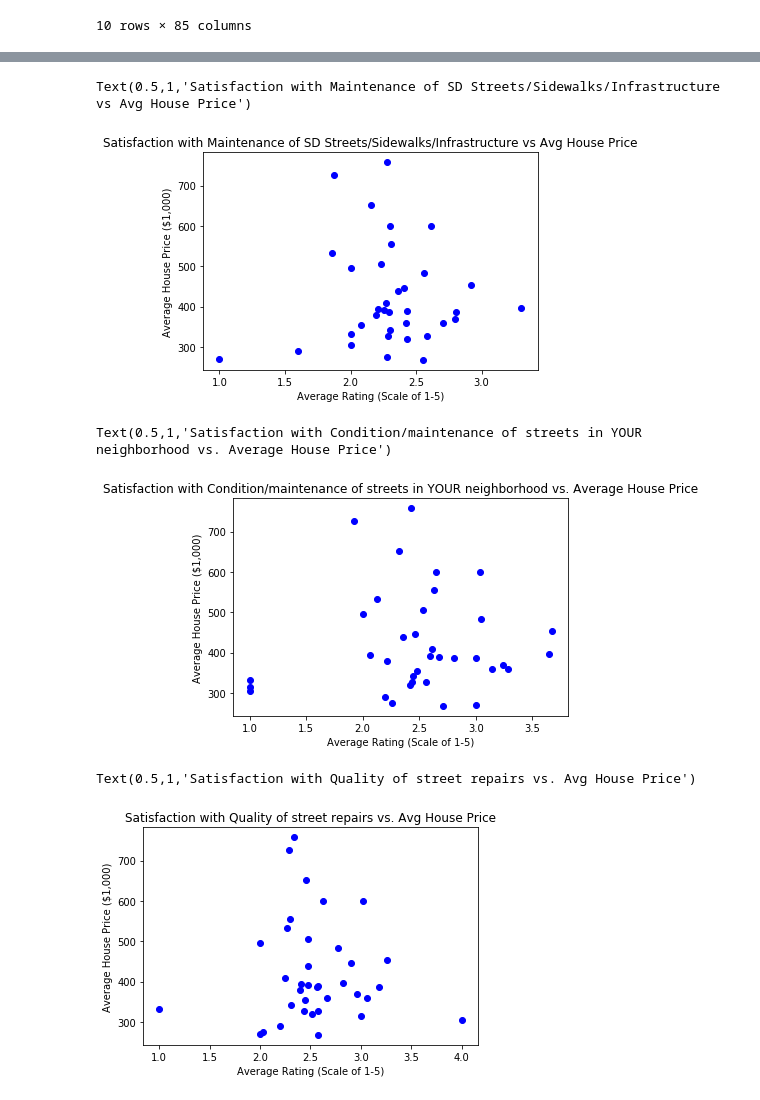
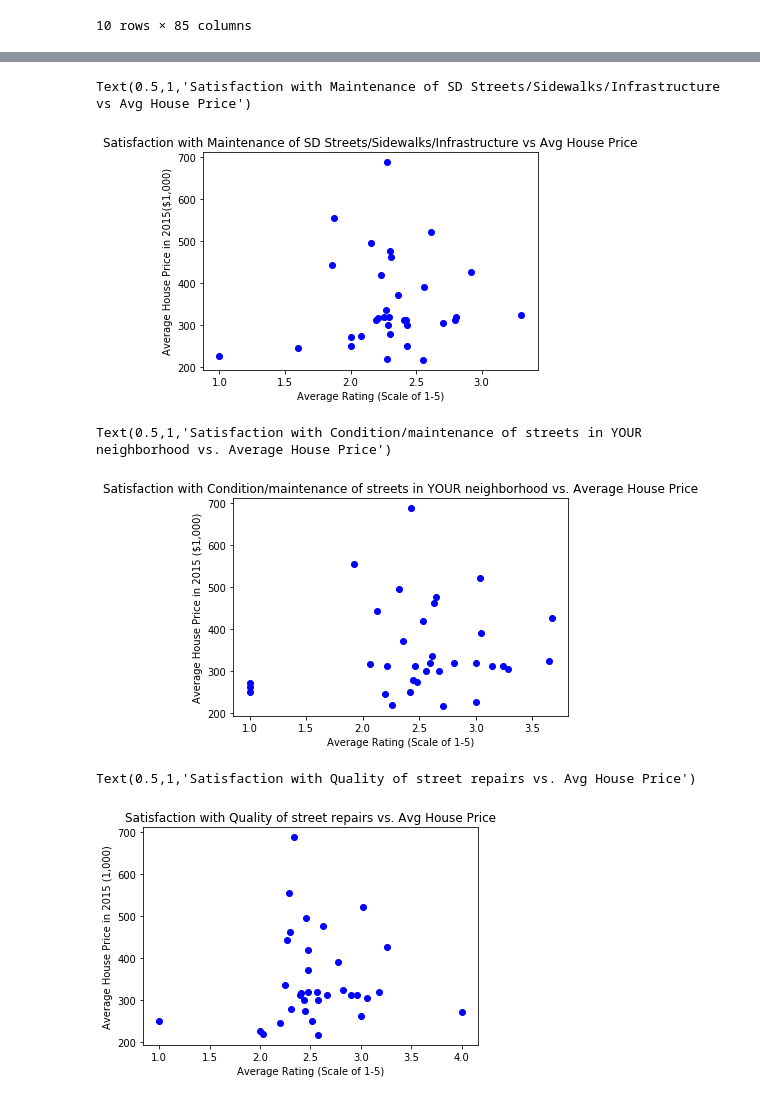
Before and after one commit to maggietsui/Final_Project_COGS108, a Jupyter notebook: Maggie.ipynb, the cells around one changed output, grey strips where cells are left out. Saved outputs shown, nothing was run; the diff lists cells and outputs as text; code cells hidden in the pictures.

```diff
--- a/Maggie.ipynb
+++ b/Maggie.ipynb
@@ -16,6 +16,6 @@ from scipy.stats import ttest_ind, chisquare, normaltest
 avg_house_prices = pd.read_csv('https://query.data.world/s/4YkmYcRnpcRqTmJ9qWn5KRALu157jX')
 avg_house_prices = avg_house_prices[avg_house_prices['CountyName'] == 'San Diego']
 
-#Extract zipcode, city, 2017-09 column
-avg_house_prices = avg_house_prices[['RegionName', 'City', '2017-09']]
-len(avg_house_prices)
+#Extract zipcode, city, 2015-01 column
+avg_house_prices = avg_house_prices[['RegionName', 'City', '2015-01']]
+avg_house_prices.dropna(inplace=True)
@@ -204,24 +193,24 @@ Text(0.5,1,'Satisfaction with Condition/Maintenance of SD Streets vs. Avg House
 # %%
-Q3_8_scatter = plt.scatter(rating_and_price['Q3_8'], rating_and_price['2017-09'], c='blue')
+Q3_8_scatter = plt.scatter(rating_and_price['Q3_8'], rating_and_price['2015-01'], c='blue')
 plt.xlabel('Average Rating (Scale of 1-5)')
-plt.ylabel('Average House Price ($1,000)')
+plt.ylabel('Average House Price in 2015($1,000)')
 plt.title('Satisfaction with Maintenance of SD Streets/Sidewalks/Infrastructure vs Avg House Price')
 # %% [output]
 Text(0.5,1,'Satisfaction with Maintenance of SD Streets/Sidewalks/Infrastructure vs Avg House Price')
-[figure, old version]
+[figure, new version]
 # %%
-Q8_4_scatter = plt.scatter(rating_and_price['Q8_4'], rating_and_price['2017-09'], c='blue')
+Q8_4_scatter = plt.scatter(rating_and_price['Q8_4'], rating_and_price['2015-01'], c='blue')
 plt.xlabel('Average Rating (Scale of 1-5)')
-plt.ylabel('Average House Price ($1,000)')
+plt.ylabel('Average House Price in 2015 ($1,000)')
 plt.title('Satisfaction with Condition/maintenance of streets in YOUR neighborhood vs. Average House Price')
 # %% [output]
 Text(0.5,1,'Satisfaction with Condition/maintenance of streets in YOUR neighborhood vs. Average House Price')
-[figure, old version]
+[figure, new version]
 # %%
-Q8_10_scatter = plt.scatter(rating_and_price['Q8_10'], rating_and_price['2017-09'], c='blue')
+Q8_10_scatter = plt.scatter(rating_and_price['Q8_10'], rating_and_price['2015-01'], c='blue')
 plt.xlabel('Average Rating (Scale of 1-5)')
-plt.ylabel('Average House Price ($1,000)')
+plt.ylabel('Average House Price in 2015 (1,000)')
 plt.title('Satisfaction with Quality of street repairs vs. Avg House Price')
 # %% [output]
 Text(0.5,1,'Satisfaction with Quality of street repairs vs. Avg House Price')
-[figure, old version]
+[figure, new version]
```
Also changed, not shown: parts of 11 cells of this notebook.
